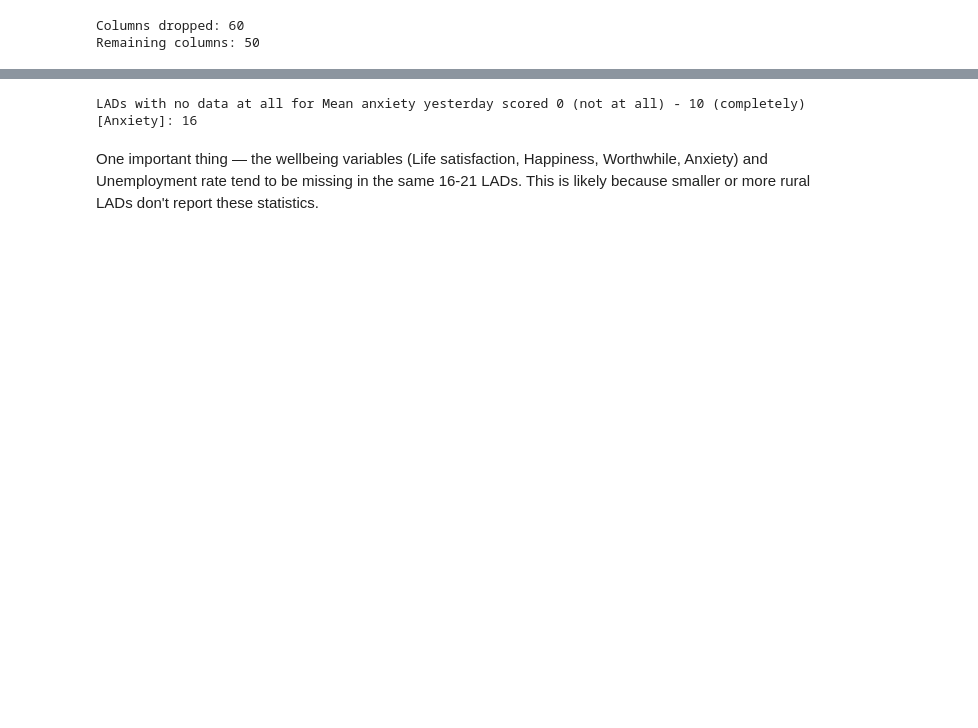
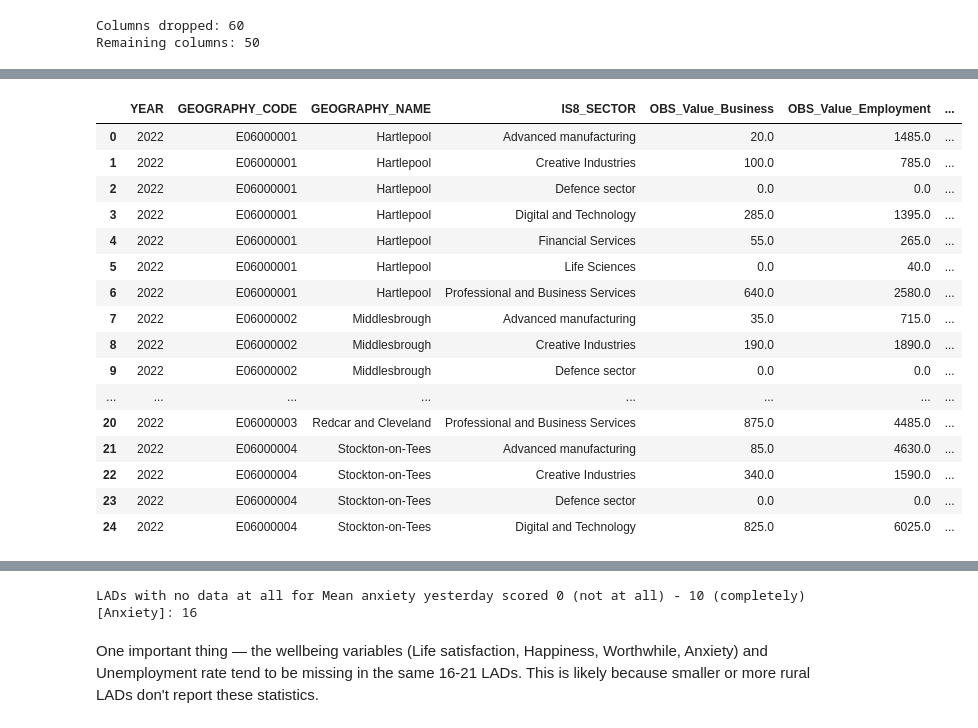
Before and after one commit to Phirtia/Economic_Observatory, a Jupyter notebook: notebooks/Diane/Analysis_version1_Diane.ipynb, the cells around one changed output, grey strips where cells are left out. Cells and saved outputs as stored; diff of their text form; code cells hidden in the pictures; blank space fills up the shorter version.

```diff
--- a/notebooks/Diane/Analysis_version1_Diane.ipynb
+++ b/notebooks/Diane/Analysis_version1_Diane.ipynb
@@ -39,0 +106,41 @@ analysis_data.head(50)
+# %%
+# ─────────────────────────────────────────────
+# 6. PIVOT OUTCOMES TO WIDE
+#    growth_firms + growth_emp
+#    One row per LAD, one column per IS8 sector
+# ─────────────────────────────────────────────
+def pivot_outcome(data, outcome_var, prefix):
+    wide = (
+        data[['GEOGRAPHY_CODE', 'IS8_SECTOR', outcome_var]]
+        .pivot_table(index='GEOGRAPHY_CODE', columns='IS8_SECTOR',
+                     values=outcome_var, aggfunc='first')
+        .reset_index()
+    )
+    wide.columns.name = None
+    wide.columns = (
+        ['GEOGRAPHY_CODE'] +
+        [prefix + c.replace(' ', '_') for c in wide.columns[1:]]
+    )
+    return wide
+
+y_firms = pivot_outcome(df, 'growth_firms', 'gfirms_')
+y_emp   = pivot_outcome(df, 'growth_emp',   'gemp_')
+# %%
+# ─────────────────────────────────────────────
+# 7. MERGE CONTROLS + OUTCOMES
+#    Final dataset: 355 rows × (indicators + sectors)
+# ─────────────────────────────────────────────
+lad_df = x_lad.merge(y_firms, on='GEOGRAPHY_CODE', how='inner')
+lad_df = lad_df.merge(y_emp,   on='GEOGRAPHY_CODE', how='inner')
+print(f"\nFinal LAD dataset: {lad_df.shape}")
+
+gfirms_cols = [c for c in lad_df.columns if c.startswith('gfirms_')]
+gemp_cols   = [c for c in lad_df.columns if c.startswith('gemp_')]
+print(f"Business growth columns : {gfirms_cols}")
+print(f"Employment growth columns: {gemp_cols}")
+
+# ─────────────────────────────────────────────
+# 8. STANDARDISE X
+# ─────────────────────────────────────────────
+scaler   = StandardScaler()
+X_scaled = scaler.fit_transform(lad_df[INDICATOR_COLS].astype(float))
@@ -131,0 +377,20 @@ x_controls.head()
+# %%
+y.head(25)
+# %% [output]
+|  | YEAR | GEOGRAPHY_CODE | GEOGRAPHY_NAME | IS8_SECTOR | OBS_Value_Business | OBS_Value_Employment | ... |
+| 0 | 2022 | E06000001 | Hartlepool | Advanced manufacturing | 20.0 | 1485.0 | ... |
+| 1 | 2022 | E06000001 | Hartlepool | Creative Industries | 100.0 | 785.0 | ... |
+| 2 | 2022 | E06000001 | Hartlepool | Defence sector | 0.0 | 0.0 | ... |
+| 3 | 2022 | E06000001 | Hartlepool | Digital and Technology | 285.0 | 1395.0 | ... |
+| 4 | 2022 | E06000001 | Hartlepool | Financial Services | 55.0 | 265.0 | ... |
+| 5 | 2022 | E06000001 | Hartlepool | Life Sciences | 0.0 | 40.0 | ... |
+| 6 | 2022 | E06000001 | Hartlepool | Professional and Business Services | 640.0 | 2580.0 | ... |
+| 7 | 2022 | E06000002 | Middlesbrough | Advanced manufacturing | 35.0 | 715.0 | ... |
+| 8 | 2022 | E06000002 | Middlesbrough | Creative Industries | 190.0 | 1890.0 | ... |
+| 9 | 2022 | E06000002 | Middlesbrough | Defence sector | 0.0 | 0.0 | ... |
+| ... | ... | ... | ... | ... | ... | ... | ... |
+| 20 | 2022 | E06000003 | Redcar and Cleveland | Professional and Business Services | 875.0 | 4485.0 | ... |
+| 21 | 2022 | E06000004 | Stockton-on-Tees | Advanced manufacturing | 85.0 | 4630.0 | ... |
+| 22 | 2022 | E06000004 | Stockton-on-Tees | Creative Industries | 340.0 | 1590.0 | ... |
+| 23 | 2022 | E06000004 | Stockton-on-Tees | Defence sector | 0.0 | 0.0 | ... |
+| 24 | 2022 | E06000004 | Stockton-on-Tees | Digital and Technology | 825.0 | 6025.0 | ... |
```
Also changed, not shown: parts of 15 cells of this notebook.
